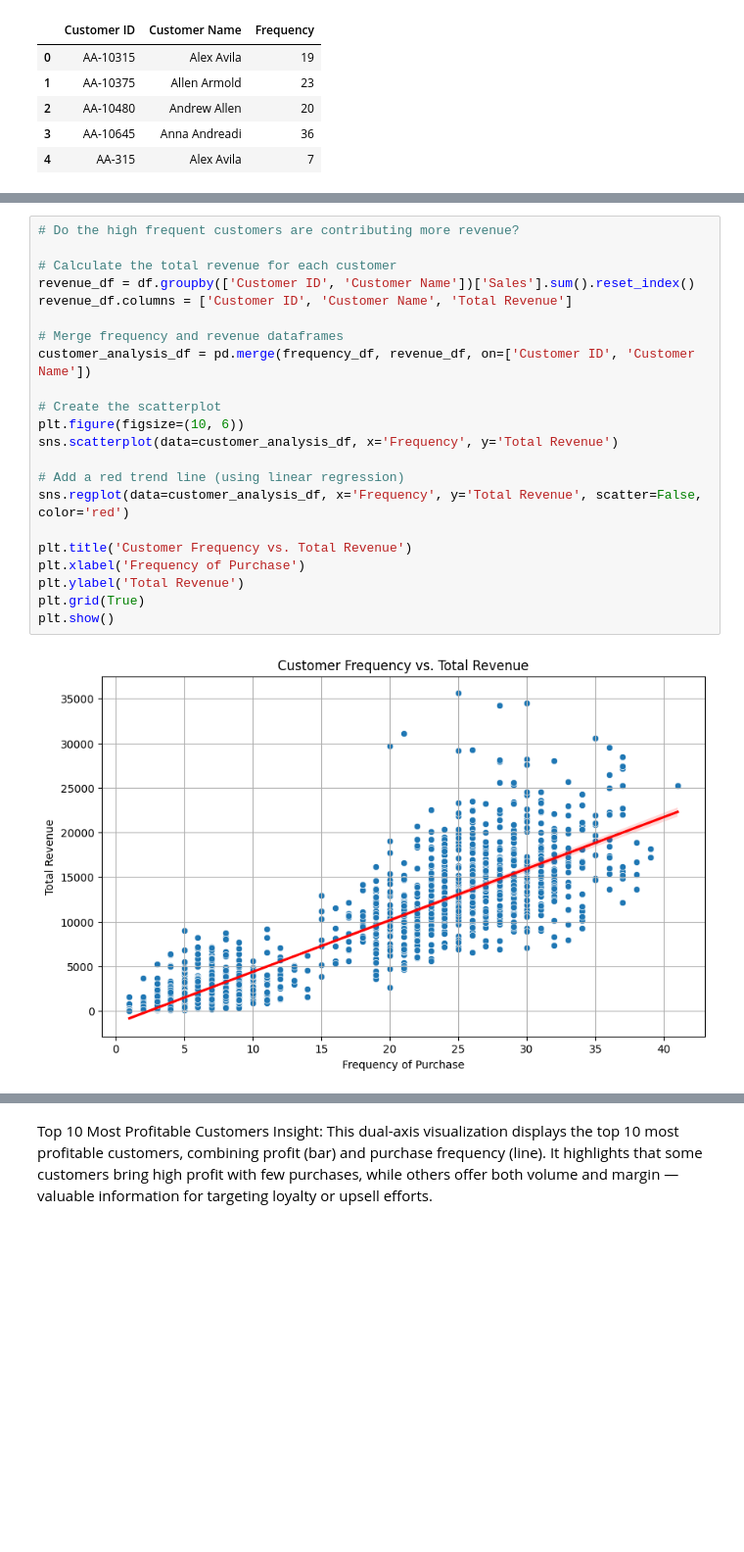
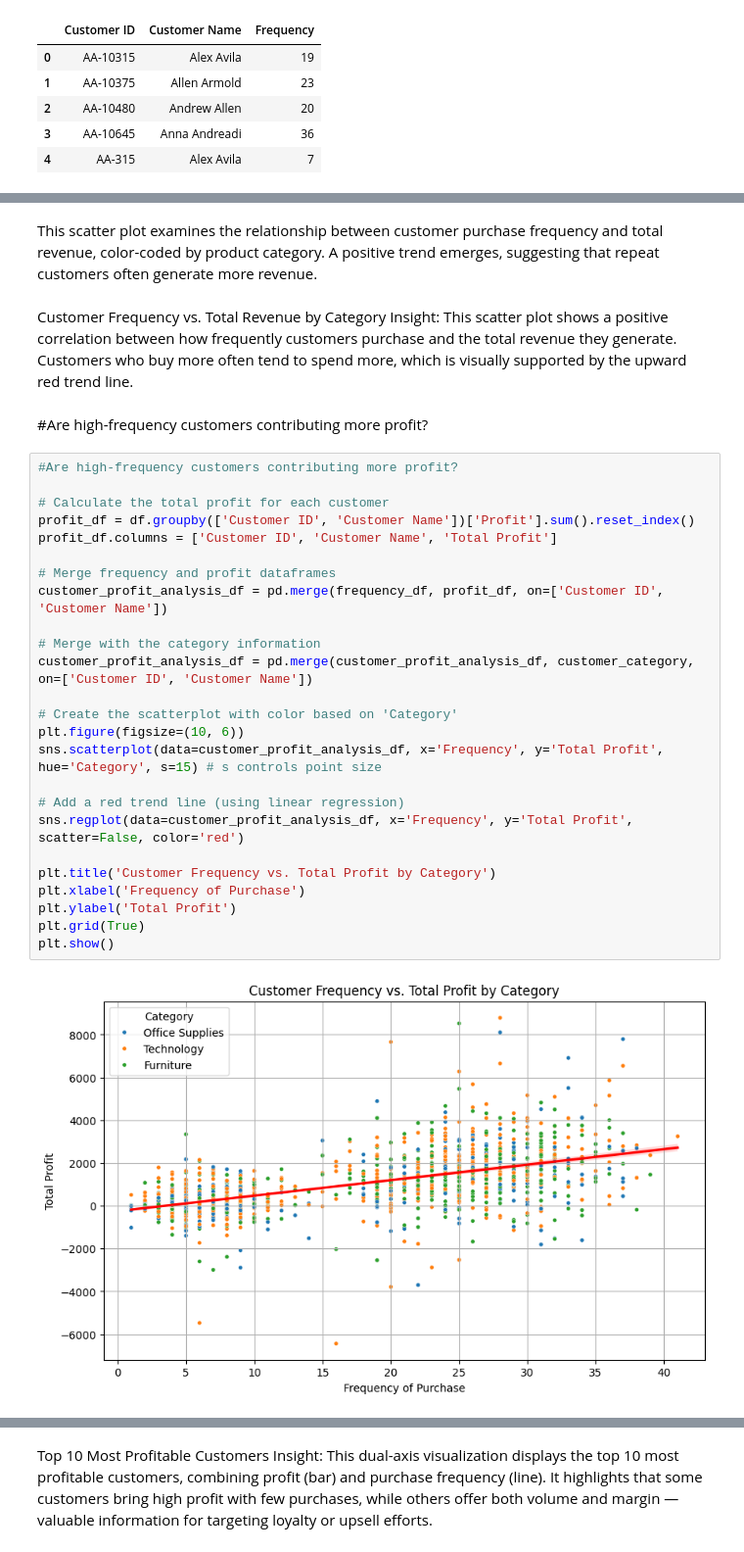
Before and after one commit to bSweet13/GlobalSuperstoreAnalytics, a Jupyter notebook: Global_Super_Store_Project.ipynb, the cells around one changed output, grey strips where cells are left out. Shown at 98% size. Cells and saved outputs as stored; diff of their text form; blank space fills up the shorter version.

```diff
--- a/Global_Super_Store_Project.ipynb
+++ b/Global_Super_Store_Project.ipynb
@@ -103,24 +138,35 @@ frequency_df.head()
+# %% [markdown]
+This scatter plot examines the relationship between customer purchase frequency and total revenue, color-coded by product category. A positive trend emerges, suggesting that repeat customers often generate more revenue.
+# %% [markdown]
+Customer Frequency vs. Total Revenue by Category
+Insight:
+This scatter plot shows a positive correlation between how frequently customers purchase and the total revenue they generate. Customers who buy more often tend to spend more, which is visually supported by the upward red trend line.
+# %% [markdown]
+#Are high-frequency customers contributing more profit?
 # %%
-# Do the high frequent customers are contributing more revenue?
+#Are high-frequency customers contributing more profit?
 
-# Calculate the total revenue for each customer
-revenue_df = df.groupby(['Customer ID', 'Customer Name'])['Sales'].sum().reset_index()
-revenue_df.columns = ['Customer ID', 'Customer Name', 'Total Revenue']
+# Calculate the total profit for each customer
+profit_df = df.groupby(['Customer ID', 'Customer Name'])['Profit'].sum().reset_index()
+profit_df.columns = ['Customer ID', 'Customer Name', 'Total Profit']
 
-# Merge frequency and revenue dataframes
-customer_analysis_df = pd.merge(frequency_df, revenue_df, on=['Customer ID', 'Customer Name'])
+# Merge frequency and profit dataframes
+customer_profit_analysis_df = pd.merge(frequency_df, profit_df, on=['Customer ID', 'Customer Name'])
 
-# Create the scatterplot
+# Merge with the category information
+customer_profit_analysis_df = pd.merge(customer_profit_analysis_df, customer_category, on=['Customer ID', 'Customer Name'])
+
+# Create the scatterplot with color based on 'Category'
 plt.figure(figsize=(10, 6))
-sns.scatterplot(data=customer_analysis_df, x='Frequency', y='Total Revenue')
+sns.scatterplot(data=customer_profit_analysis_df, x='Frequency', y='Total Profit', hue='Category', s=15) # s controls point size
 
 # Add a red trend line (using linear regression)
-sns.regplot(data=customer_analysis_df, x='Frequency', y='Total Revenue', scatter=False, color='red')
+sns.regplot(data=customer_profit_analysis_df, x='Frequency', y='Total Profit', scatter=False, color='red')
 
-plt.title('Customer Frequency vs. Total Revenue')
+plt.title('Customer Frequency vs. Total Profit by Category')
 plt.xlabel('Frequency of Purchase')
-plt.ylabel('Total Revenue')
+plt.ylabel('Total Profit')
 plt.grid(True)
 plt.show()
 # %% [output]
-[figure, old version]
+[figure, new version]
```
Also changed, not shown: parts of 55 cells of this notebook.
